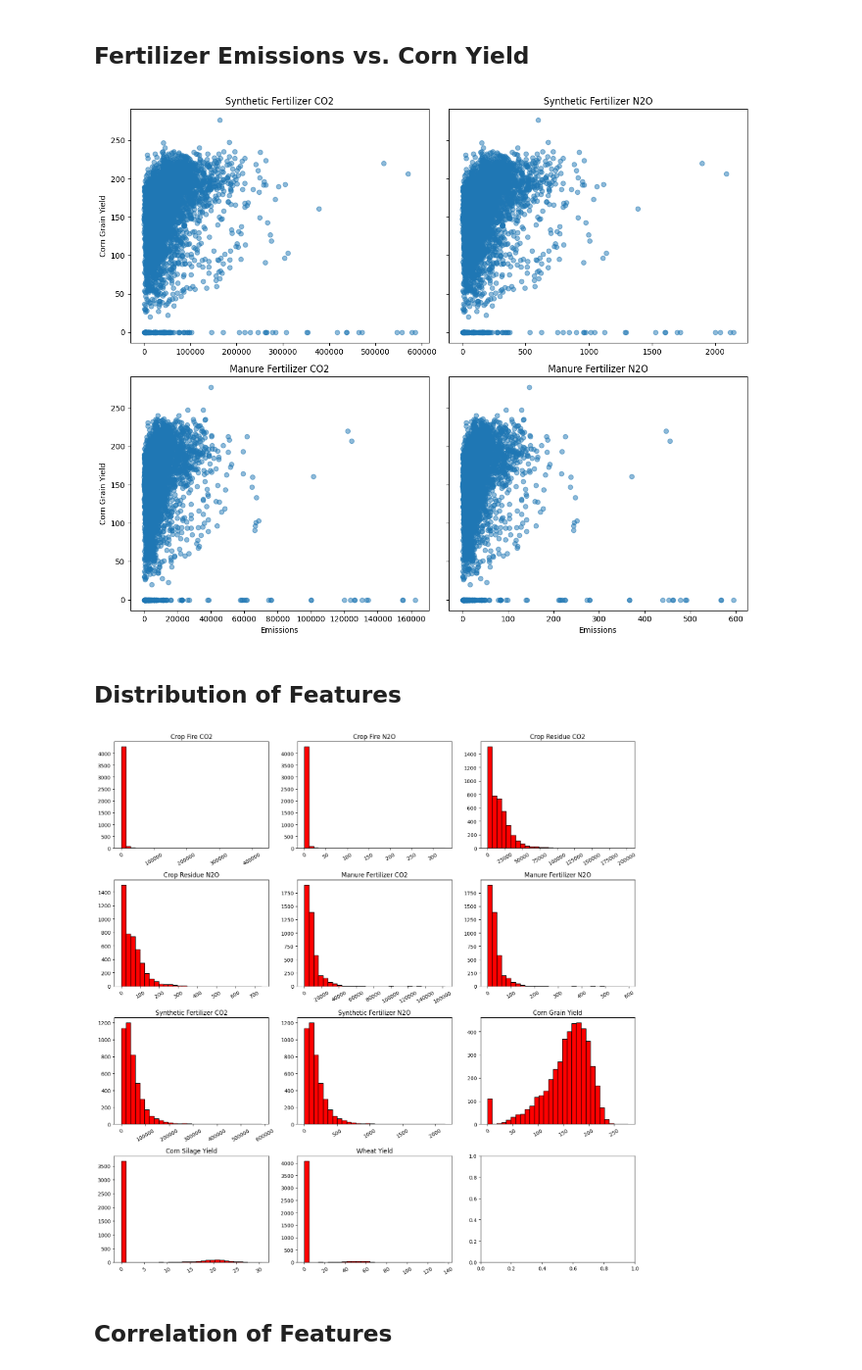
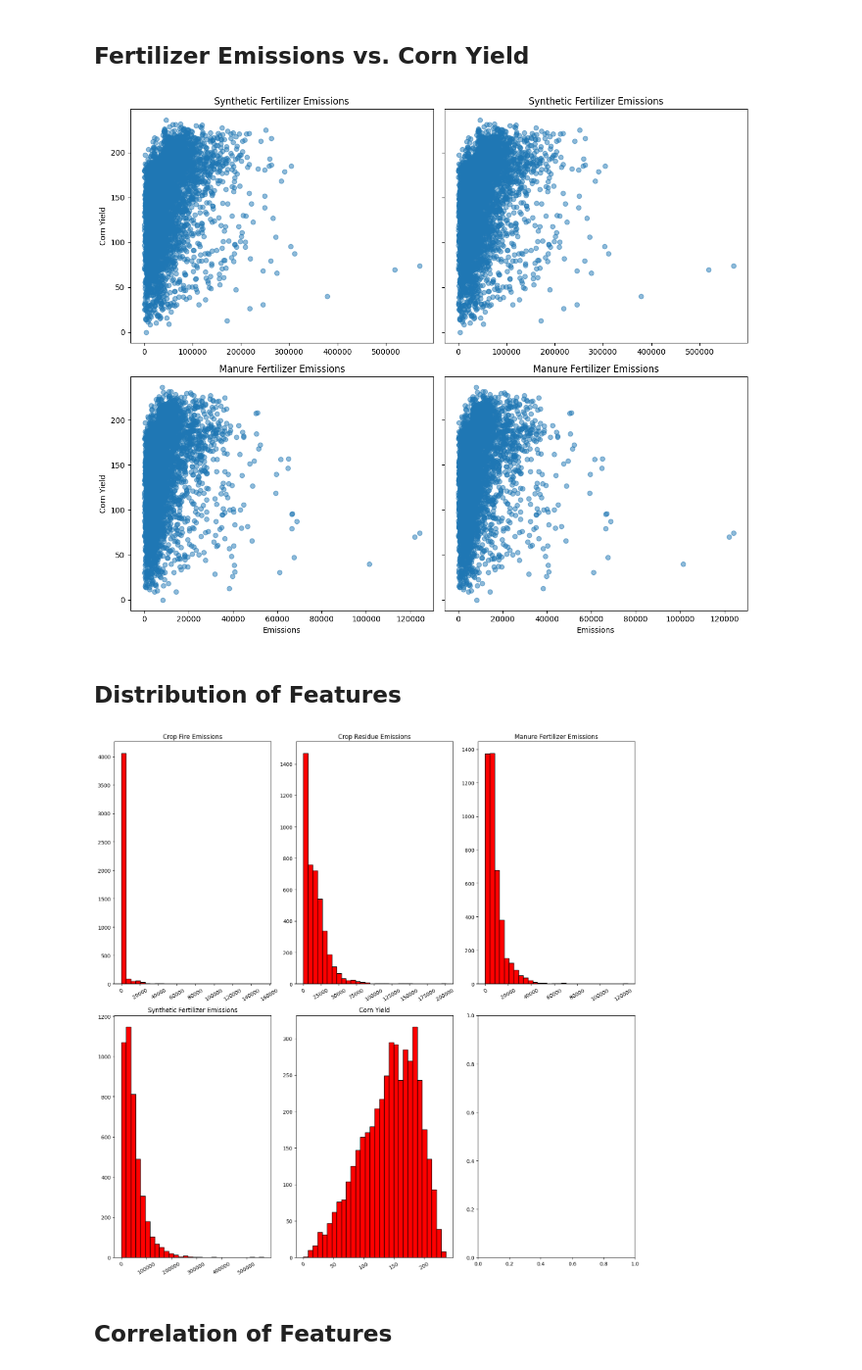
Before and after one commit to Gerardo-S/crop-yield, a Jupyter notebook: notebooks/e_chin.ipynb, the cells around one changed output. Shown at 98% size. Saved outputs shown, nothing was run; the diff lists cells and outputs as text; code cells hidden in the pictures.

Commit message:
EDA corn yield and fertilizer emissions

```diff
--- a/notebooks/e_chin.ipynb
+++ b/notebooks/e_chin.ipynb
@@ -51,49 +43,50 @@ list(df)
 fig, ax = plt.subplots(2, 2, figsize=(12,10), sharey=True)
 
 # Synthetic CO2
-ax[0,0].scatter(df['Synthetic Fertilizer CO2'], df['Corn Grain Yield'], alpha=0.5)
-ax[0,0].set_title('Synthetic Fertilizer CO2')
-ax[0,0].set_ylabel('Corn Grain Yield')
+ax[0,0].scatter(df['Synthetic Fertilizer Emissions'], df['Corn Yield'], alpha=0.5)
+ax[0,0].set_title('Synthetic Fertilizer Emissions')
+ax[0,0].set_ylabel('Corn Yield')
 
 # Synthetic N2O
-ax[0,1].scatter(df['Synthetic Fertilizer N2O'], df['Corn Grain Yield'], alpha=0.5)
-ax[0,1].set_title('Synthetic Fertilizer N2O')
+ax[0,1].scatter(df['Synthetic Fertilizer Emissions'], df['Corn Yield'], alpha=0.5)
+ax[0,1].set_title('Synthetic Fertilizer Emissions')
 
 # Manure CO2
-ax[1,0].scatter(df['Manure Fertilizer CO2'], df['Corn Grain Yield'], alpha=0.5)
-ax[1,0].set_title('Manure Fertilizer CO2')
+ax[1,0].scatter(df['Manure Fertilizer Emissions'], df['Corn Yield'], alpha=0.5)
+ax[1,0].set_title('Manure Fertilizer Emissions')
 ax[1,0].set_xlabel('Emissions')
-ax[1,0].set_ylabel('Corn Grain Yield')
+ax[1,0].set_ylabel('Corn Yield')
 
 # Manure N2O
-ax[1,1].scatter(df['Manure Fertilizer N2O'], df['Corn Grain Yield'], alpha=0.5)
-ax[1,1].set_title('Manure Fertilizer N2O')
+ax[1,1].scatter(df['Manure Fertilizer Emissions'], df['Corn Yield'], alpha=0.5)
+ax[1,1].set_title('Manure Fertilizer Emissions')
 ax[1,1].set_xlabel('Emissions')
 
 plt.tight_layout()
 plt.show();
 # %% [output]
-[figure, old version]
+[figure, new version]
 # %% [markdown]
 ## Distribution of Features
 # %%
-emission_cols = ['Crop Fire CO2', 'Crop Fire N2O', 'Crop Residue CO2', 'Crop Residue N2O',
-                 'Manure Fertilizer CO2', 'Manure Fertilizer N2O',
-                 'Synthetic Fertilizer CO2', 'Synthetic Fertilizer N2O']
+emission_cols = ['Crop Fire Emissions',
+                 'Crop Residue Emissions',
+                 'Manure Fertilizer Emissions',
+                 'Synthetic Fertilizer Emissions']
 
-yield_cols = ['Corn Grain Yield', 'Corn Silage Yield', 'Wheat Yield']
+yield_cols = ['Corn Yield']
 
-fig, axes = plt.subplots(4, 3, figsize=(15,15))
+fig, axes = plt.subplots(2, 3, figsize=(15,15))
 axes = axes.flatten()
 
 for i, col in enumerate(emission_cols + yield_cols):
     axes[i].hist(df[col].dropna(), bins=30, color='red', edgecolor='k')
     axes[i].set_title(col)
     axes[i].tick_params(axis='x', rotation=30)
 plt.tight_layout()
 plt.show();
 # %% [output]
-[figure, old version]
+[figure, new version]
 # %% [markdown]
 ## Correlation of Features
 # %%
```
Also changed, not shown: parts of 6 cells of this notebook.
